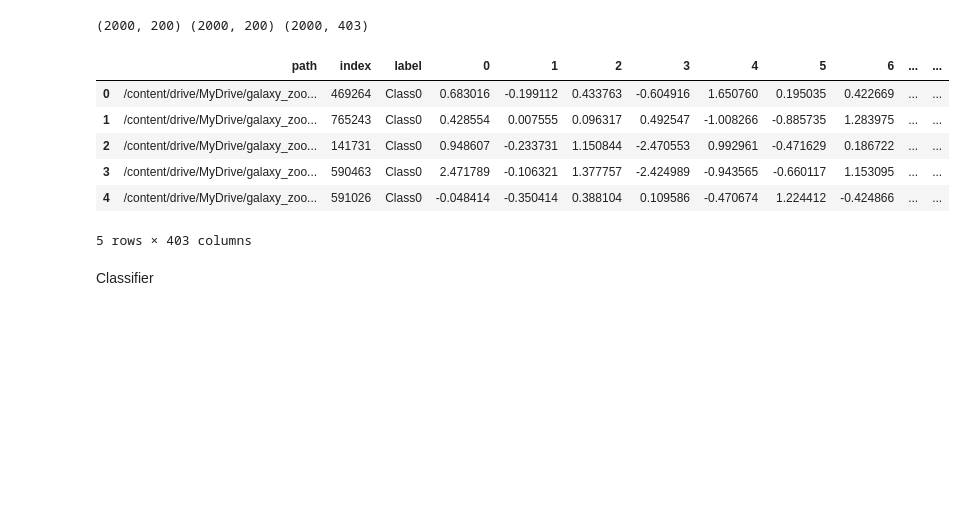
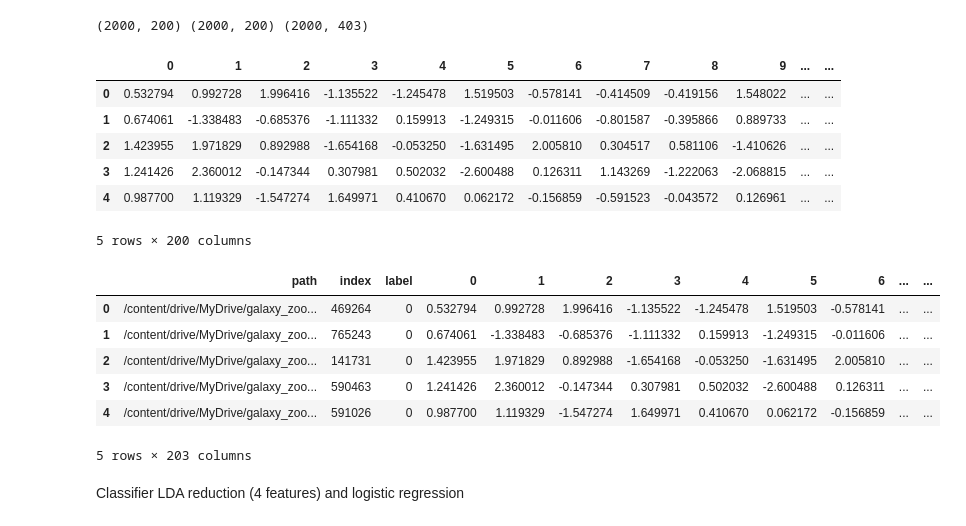
Before and after one commit to immanuelazn/w281_final_galaxy_zoo, a Jupyter notebook: classifier.ipynb, the cells around one changed output. Cells and saved outputs as stored; diff of their text form; code cells hidden in the pictures; blank space fills up the shorter version.

```diff
--- a/classifier.ipynb
+++ b/classifier.ipynb
@@ -287,16 +287,28 @@ df_top_100_feature_pca_2_normalized.to_csv('/content/drive/MyDrive/galaxy_zoo/df
 df_train_reduced_preprocessed_pca_1_2.to_csv('/content/drive/MyDrive/galaxy_zoo/df_train_reduced_processed_pca_1_2', index=False)
 # %%
 import pandas as pd
-csv_file_path = '/content/drive/MyDrive/galaxy_zoo/df_train_reduced_processed_pca_1_2'
-df_train = pd.read_csv(csv_file_path)
-df_train.head(5)
+csv_file_path = '/content/drive/MyDrive/galaxy_zoo/df_train_reduced_processed_pca_2'
+df_pipeline_2 = pd.read_csv(csv_file_path)
+df_pipeline_2.head(5)
 # %% [output]
-|  | path | index | label | 0 | 1 | 2 | 3 | 4 | 5 | 6 | ... | ... |
-| 0 | /content/drive/MyDrive/galaxy_zoo... | 469264 | Class0 | 0.683016 | -0.199112 | 0.433763 | -0.604916 | 1.650760 | 0.195035 | 0.422669 | ... | ... |
-| 1 | /content/drive/MyDrive/galaxy_zoo... | 765243 | Class0 | 0.428554 | 0.007555 | 0.096317 | 0.492547 | -1.008266 | -0.885735 | 1.283975 | ... | ... |
-| 2 | /content/drive/MyDrive/galaxy_zoo... | 141731 | Class0 | 0.948607 | -0.233731 | 1.150844 | -2.470553 | 0.992961 | -0.471629 | 0.186722 | ... | ... |
-| 3 | /content/drive/MyDrive/galaxy_zoo... | 590463 | Class0 | 2.471789 | -0.106321 | 1.377757 | -2.424989 | -0.943565 | -0.660117 | 1.153095 | ... | ... |
-| 4 | /content/drive/MyDrive/galaxy_zoo... | 591026 | Class0 | -0.048414 | -0.350414 | 0.388104 | 0.109586 | -0.470674 | 1.224412 | -0.424866 | ... | ... |
+|  | 0 | 1 | 2 | 3 | 4 | 5 | 6 | 7 | 8 | 9 | ... | ... |
+| 0 | 0.532794 | 0.992728 | 1.996416 | -1.135522 | -1.245478 | 1.519503 | -0.578141 | -0.414509 | -0.419156 | 1.548022 | ... | ... |
+| 1 | 0.674061 | -1.338483 | -0.685376 | -1.111332 | 0.159913 | -1.249315 | -0.011606 | -0.801587 | -0.395866 | 0.889733 | ... | ... |
+| 2 | 1.423955 | 1.971829 | 0.892988 | -1.654168 | -0.053250 | -1.631495 | 2.005810 | 0.304517 | 0.581106 | -1.410626 | ... | ... |
+| 3 | 1.241426 | 2.360012 | -0.147344 | 0.307981 | 0.502032 | -2.600488 | 0.126311 | 1.143269 | -1.222063 | -2.068815 | ... | ... |
+| 4 | 0.987700 | 1.119329 | -1.547274 | 1.649971 | 0.410670 | 0.062172 | -0.156859 | -0.591523 | -0.043572 | 0.126961 | ... | ... |
-5 rows × 403 columns
+5 rows × 200 columns
-# %% [markdown]
-Classifier
+# %%
+df_train_pipeline_2 = pd.concat([df_train, df_pipeline_2], axis=1)
+df_train_pipeline_2['label'] = df_train_pipeline_2['label'].str.replace("Class", "").astype(int)
+df_train_pipeline_2.head(5)
+# %% [output]
+|  | path | index | label | 0 | 1 | 2 | 3 | 4 | 5 | 6 | ... | ... |
+| 0 | /content/drive/MyDrive/galaxy_zoo... | 469264 | 0 | 0.532794 | 0.992728 | 1.996416 | -1.135522 | -1.245478 | 1.519503 | -0.578141 | ... | ... |
+| 1 | /content/drive/MyDrive/galaxy_zoo... | 765243 | 0 | 0.674061 | -1.338483 | -0.685376 | -1.111332 | 0.159913 | -1.249315 | -0.011606 | ... | ... |
+| 2 | /content/drive/MyDrive/galaxy_zoo... | 141731 | 0 | 1.423955 | 1.971829 | 0.892988 | -1.654168 | -0.053250 | -1.631495 | 2.005810 | ... | ... |
+| 3 | /content/drive/MyDrive/galaxy_zoo... | 590463 | 0 | 1.241426 | 2.360012 | -0.147344 | 0.307981 | 0.502032 | -2.600488 | 0.126311 | ... | ... |
+| 4 | /content/drive/MyDrive/galaxy_zoo... | 591026 | 0 | 0.987700 | 1.119329 | -1.547274 | 1.649971 | 0.410670 | 0.062172 | -0.156859 | ... | ... |
+5 rows × 203 columns
+# %% [markdown]
+Classifier LDA reduction (4 features) and logistic regression
```
Also changed, not shown: parts of 3 cells of this notebook.
